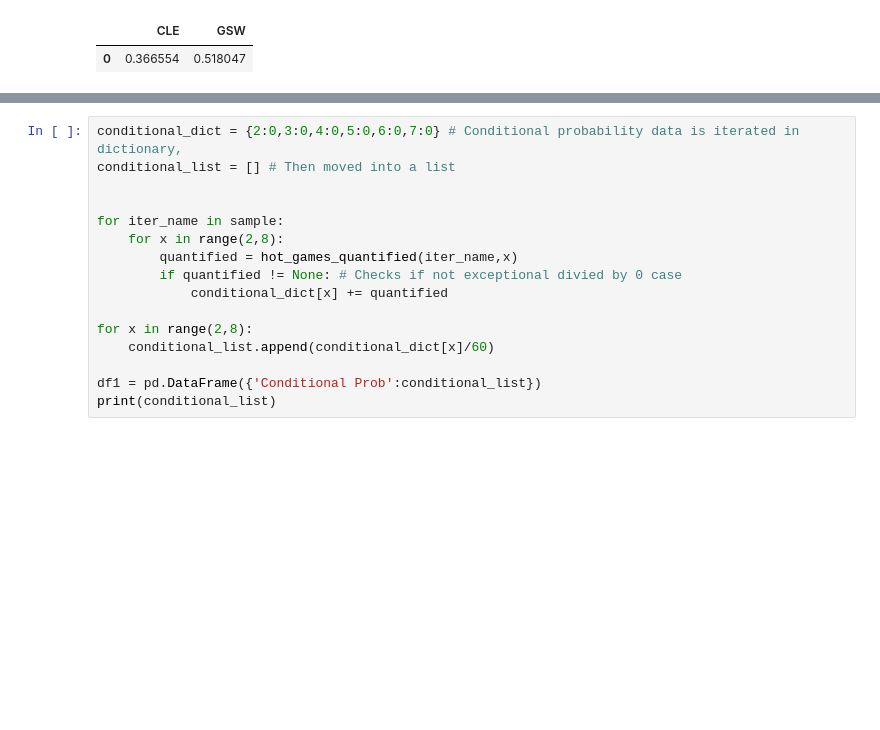
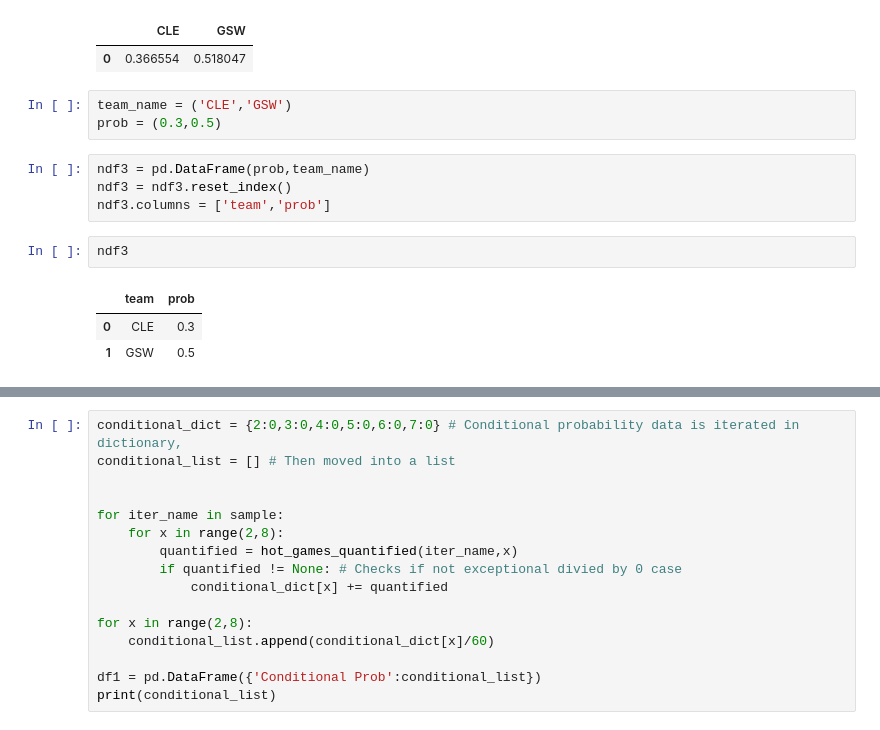
Before and after one commit to joeychun/NBA_shooting, a Jupyter notebook: NBA_shooting.ipynb, the cells around one changed output, grey strips where cells are left out. Cells and saved outputs as stored; diff of their text form; blank space fills up the shorter version.

```diff
--- a/NBA_shooting.ipynb
+++ b/NBA_shooting.ipynb
@@ -337,4 +337,17 @@ df_team
 # %% [output]
 |  | CLE | GSW |
 | 0 | 0.366554 | 0.518047 |
+# %%
+team_name = ('CLE','GSW')
+prob = (0.3,0.5)
+# %%
+ndf3 = pd.DataFrame(prob,team_name)
+ndf3 = ndf3.reset_index()
+ndf3.columns = ['team','prob']
+# %%
+ndf3
+# %% [output]
+|  | team | prob |
+| 0 | CLE | 0.3 |
+| 1 | GSW | 0.5 |
 # %%
```
Also changed, not shown: parts of 1 cell of this notebook.
